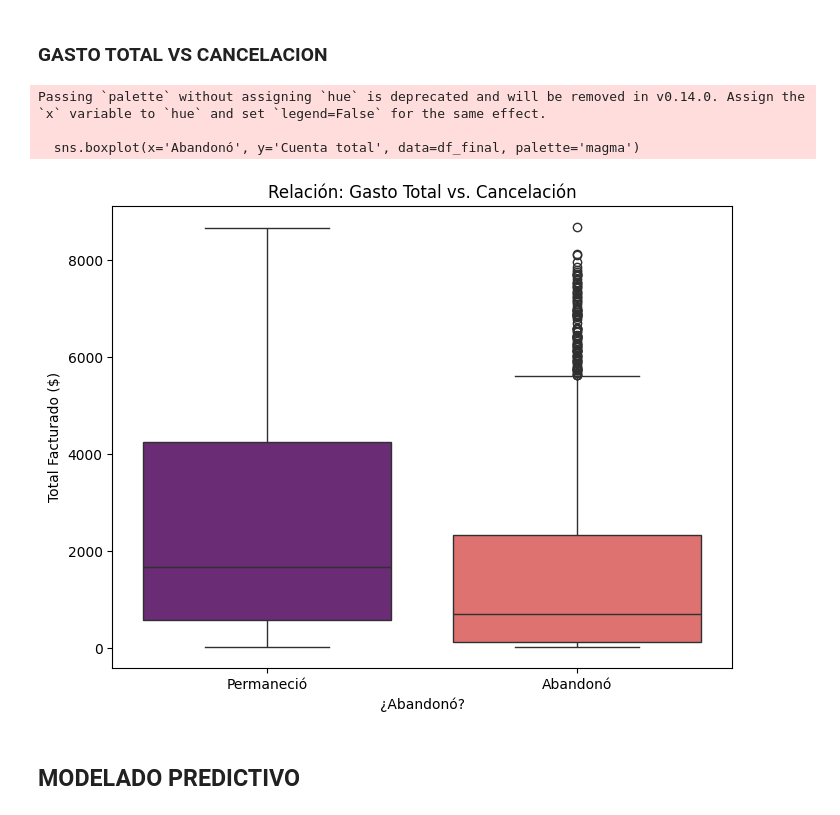
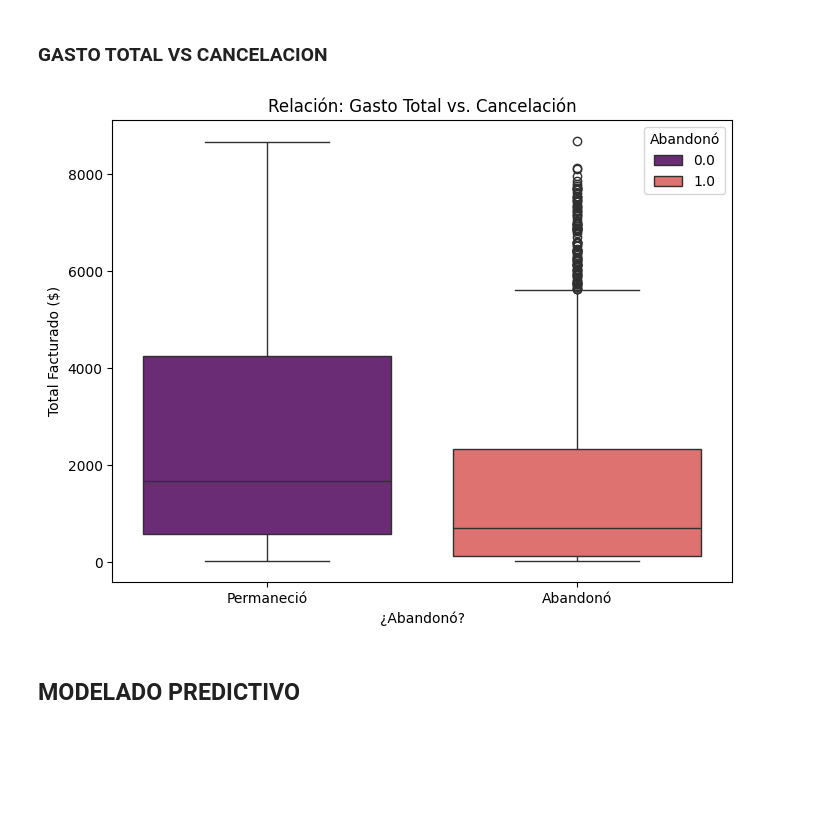
Before and after one commit to ValentinaQuinteroC/Challenge_TELECOMX2, a Jupyter notebook: challenge_telecomx2.ipynb, the cells around one changed output. Saved outputs shown, nothing was run; the diff lists cells and outputs as text; code cells hidden in the pictures; blank space fills up the shorter version.

```diff
--- a/challenge_telecomx2.ipynb
+++ b/challenge_telecomx2.ipynb
@@ -214,18 +212,15 @@ Passing `palette` without assigning `hue` is deprecated and will be removed in v
 ### GASTO TOTAL VS CANCELACION
 # %%
 plt.figure(figsize=(8, 6))
-sns.boxplot(x='Abandonó', y='Cuenta total', data=df_final, palette='magma')
+sns.boxplot(x='Abandonó', y='Cuenta total', data=df_final, palette='magma', hue ='Abandonó')
 
 plt.title('Relación: Gasto Total vs. Cancelación')
 plt.xlabel('¿Abandonó?')
 plt.ylabel('Total Facturado ($)')
 plt.xticks([0, 1], ['Permaneció', 'Abandonó'])
 plt.show()
 # %% [output]
-Passing `palette` without assigning `hue` is deprecated and will be removed in v0.14.0. Assign the `x` variable to `hue` and set `legend=False` for the same effect.
-
-  sns.boxplot(x='Abandonó', y='Cuenta total', data=df_final, palette='magma')
-[figure, old version]
+[figure, new version]
 # %% [markdown]
 ## MODELADO PREDICTIVO
 # %%
```
Also changed, not shown: parts of 10 cells of this notebook.
